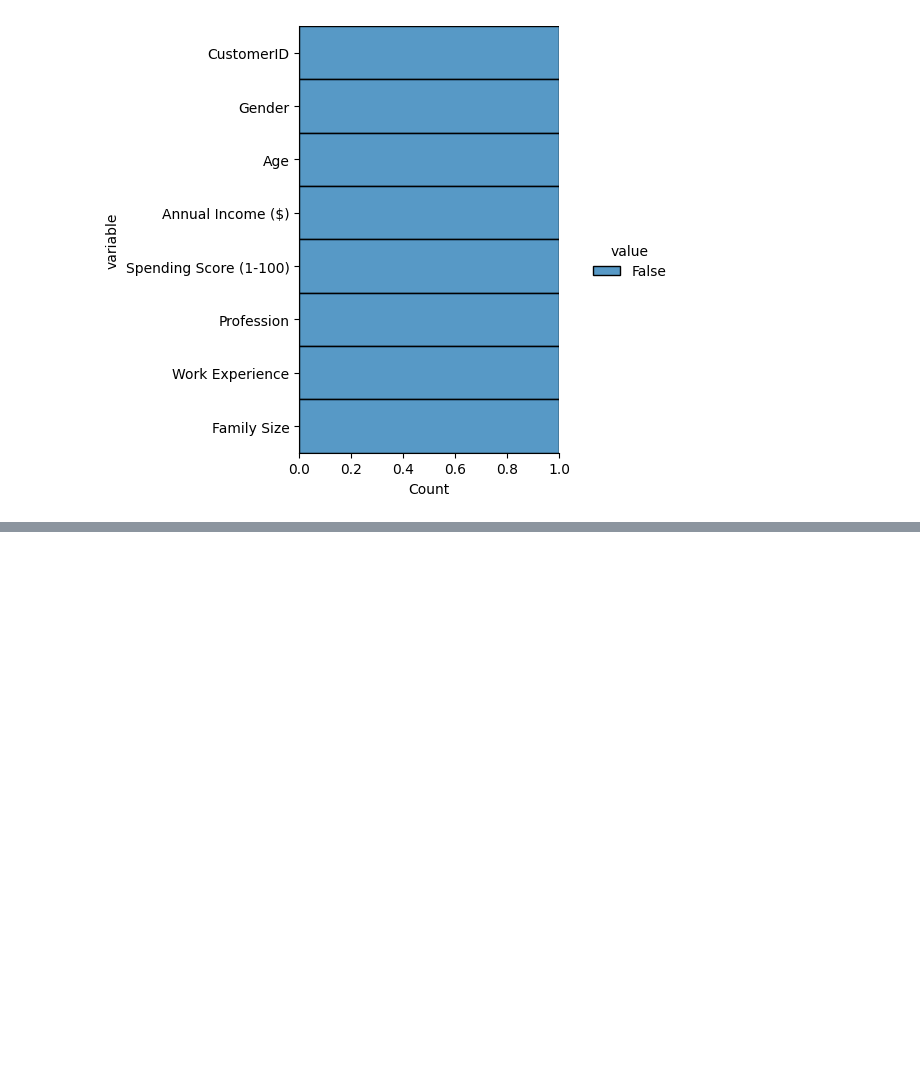
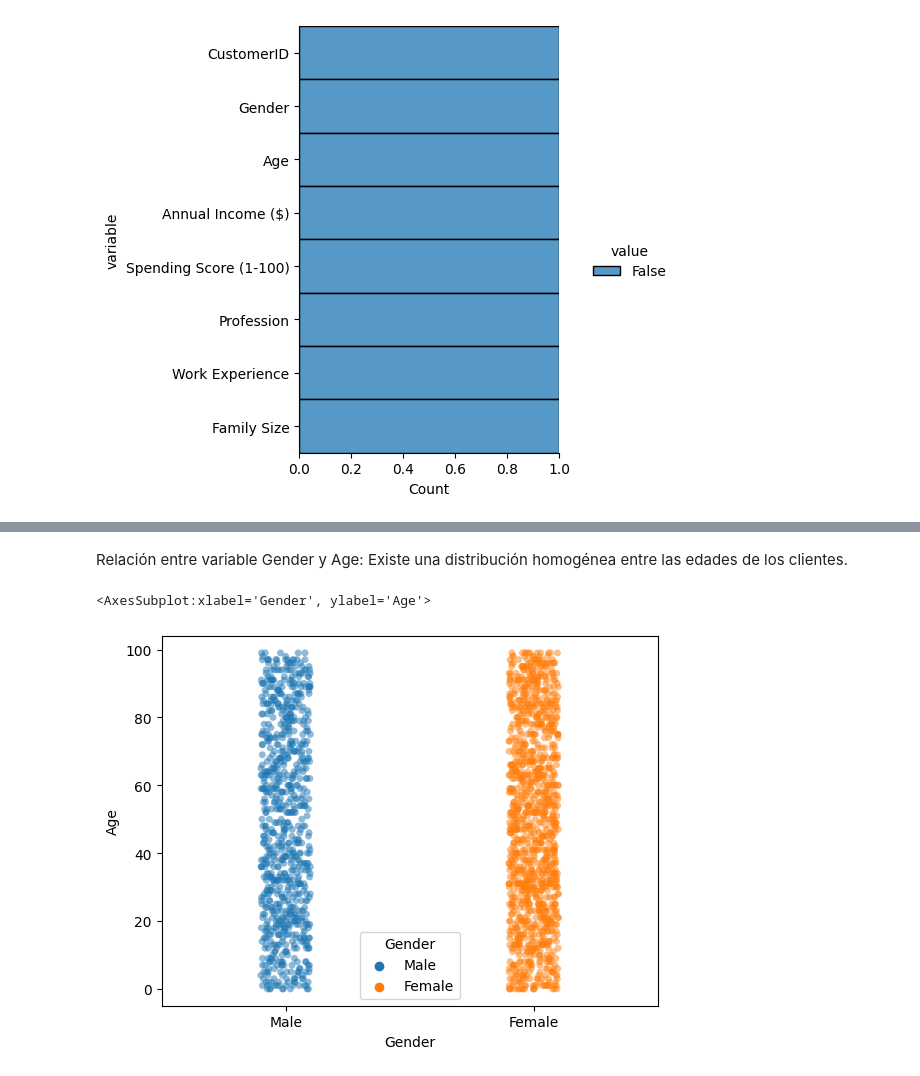
Before and after one commit to adolfo85/shopcustomer, a Jupyter notebook: notebooks/0.0-shopcustomer-introduction.ipynb, the cells around one changed output, grey strips where cells are left out. Saved outputs shown, nothing was run; the diff lists cells and outputs as text; code cells hidden in the pictures; blank space fills up the shorter version.

Commit message:
distribución del género por edades

```diff
--- a/notebooks/0.0-shopcustomer-introduction.ipynb
+++ b/notebooks/0.0-shopcustomer-introduction.ipynb
@@ -110,0 +123,14 @@ df_sinnulos
+# %% [markdown]
+Relación entre variable Gender y Age: Existe una distribución homogénea entre las edades de los clientes.
+# %%
+sns.stripplot(
+    data=df_sinnulos,
+    x ='Gender',
+    y ='Age',
+    hue='Gender',
+    alpha=0.5
+
+)
+# %% [output]
+<AxesSubplot:xlabel='Gender', ylabel='Age'>
+[figure, added]
```
Also changed, not shown: parts of 2 cells of this notebook.
